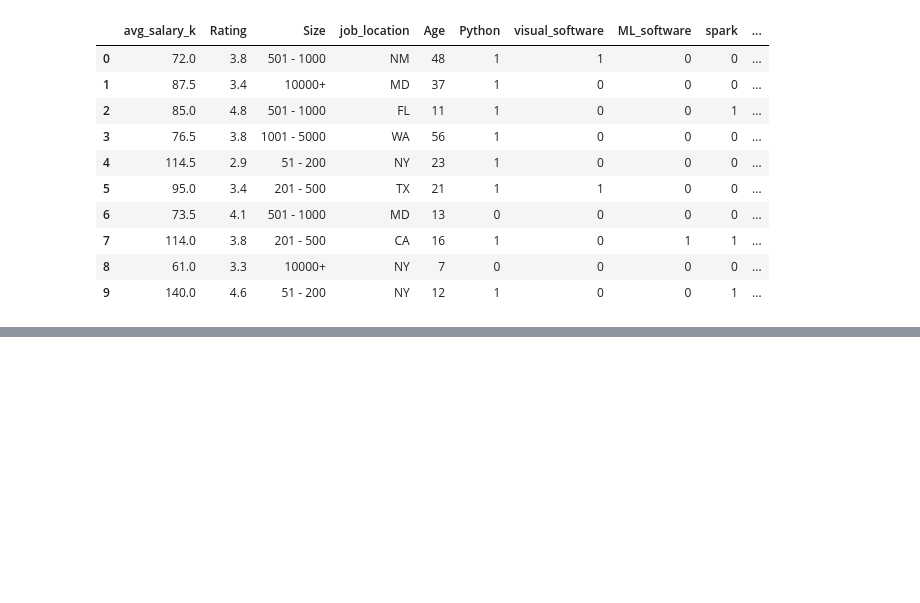
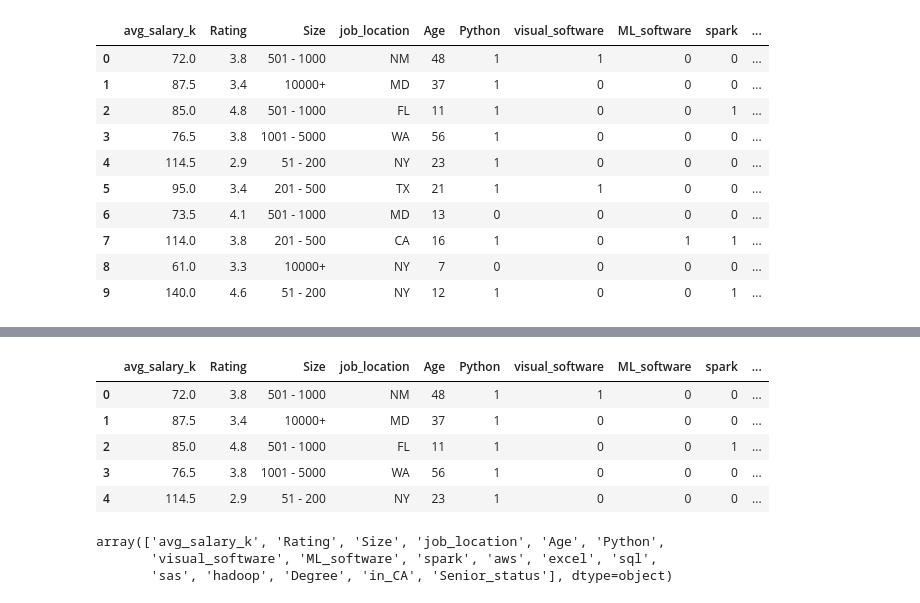
Before and after one commit to jttsai99/data_science_salary, a Jupyter notebook: data_cleaning.ipynb, the cells around one changed output, grey strips where cells are left out. Cells and saved outputs as stored; diff of their text form; code cells hidden in the pictures; blank space fills up the shorter version.

```diff
--- a/data_cleaning.ipynb
+++ b/data_cleaning.ipynb
@@ -259,0 +295,19 @@ df.head(10)
+# %%
+# drop errorneous data from df
+df = df[(df['Age'] >= 0) & (df['Size'] != 'unknown') & (df['Rating'] >= 0)]
+# %%
+# check work
+df.head()
+# %% [output]
+|  | avg_salary_k | Rating | Size | job_location | Age | Python | visual_software | ML_software | spark | ... |
+| 0 | 72.0 | 3.8 | 501 - 1000 | NM | 48 | 1 | 1 | 0 | 0 | ... |
+| 1 | 87.5 | 3.4 | 10000+ | MD | 37 | 1 | 0 | 0 | 0 | ... |
+| 2 | 85.0 | 4.8 | 501 - 1000 | FL | 11 | 1 | 0 | 0 | 1 | ... |
+| 3 | 76.5 | 3.8 | 1001 - 5000 | WA | 56 | 1 | 0 | 0 | 0 | ... |
+| 4 | 114.5 | 2.9 | 51 - 200 | NY | 23 | 1 | 0 | 0 | 0 | ... |
+# %%
+df.columns.values #original column names
+# %% [output]
+array(['avg_salary_k', 'Rating', 'Size', 'job_location', 'Age', 'Python',
+       'visual_software', 'ML_software', 'spark', 'aws', 'excel', 'sql',
+       'sas', 'hadoop', 'Degree', 'in_CA', 'Senior_status'], dtype=object)
```
Also changed, not shown: parts of 14 cells of this notebook, 1 other file.
